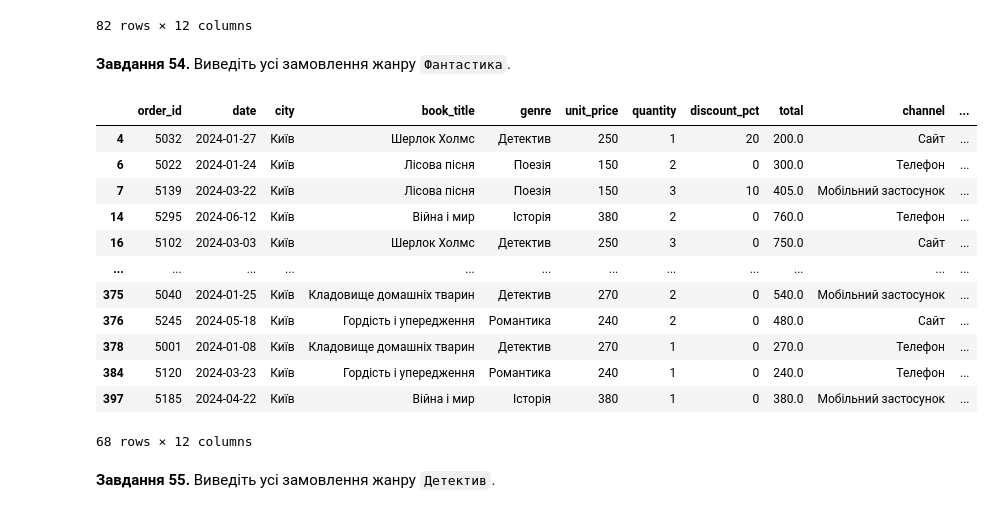
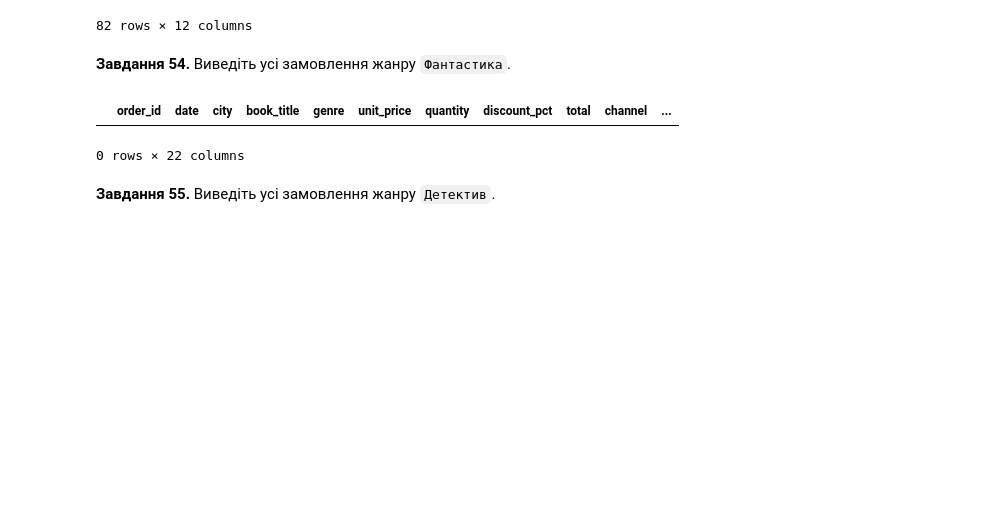
Before and after one commit to DymaStar/DTA_2026, a Jupyter notebook: HW/HW_DimaStar2605_"pandas_practice_120_ipynb".ipynb, the cells around one changed output. Saved outputs shown, nothing was run; the diff lists cells and outputs as text; code cells hidden in the pictures; blank space fills up the shorter version.

```diff
--- a/HW/HW_DimaStar2605_"pandas_practice_120_ipynb".ipynb
+++ b/HW/HW_DimaStar2605_"pandas_practice_120_ipynb".ipynb
@@ -791,21 +791,10 @@ df[df["city"] == "Одеса"]
 **Завдання 54.** Виведіть усі замовлення жанру `Фантастика`.
 # %%
 # Завдання 54:
-df[df["city"] == "Київ"]
+df[df["genre"] == "Фантастикатив"]
 # %% [output]
 |  | order_id | date | city | book_title | genre | unit_price | quantity | discount_pct | total | channel | ... |
-| 4 | 5032 | 2024-01-27 | Київ | Шерлок Холмс | Детектив | 250 | 1 | 20 | 200.0 | Сайт | ... |
-| 6 | 5022 | 2024-01-24 | Київ | Лісова пісня | Поезія | 150 | 2 | 0 | 300.0 | Телефон | ... |
-| 7 | 5139 | 2024-03-22 | Київ | Лісова пісня | Поезія | 150 | 3 | 10 | 405.0 | Мобільний застосунок | ... |
-| 14 | 5295 | 2024-06-12 | Київ | Війна і мир | Історія | 380 | 2 | 0 | 760.0 | Телефон | ... |
-| 16 | 5102 | 2024-03-03 | Київ | Шерлок Холмс | Детектив | 250 | 3 | 0 | 750.0 | Сайт | ... |
-| ... | ... | ... | ... | ... | ... | ... | ... | ... | ... | ... | ... |
-| 375 | 5040 | 2024-01-25 | Київ | Кладовище домашніх тварин | Детектив | 270 | 2 | 0 | 540.0 | Мобільний застосунок | ... |
-| 376 | 5245 | 2024-05-18 | Київ | Гордість і упередження | Романтика | 240 | 2 | 0 | 480.0 | Сайт | ... |
-| 378 | 5001 | 2024-01-08 | Київ | Кладовище домашніх тварин | Детектив | 270 | 1 | 0 | 270.0 | Телефон | ... |
-| 384 | 5120 | 2024-03-23 | Київ | Гордість і упередження | Романтика | 240 | 1 | 0 | 240.0 | Телефон | ... |
-| 397 | 5185 | 2024-04-22 | Київ | Війна і мир | Історія | 380 | 1 | 0 | 380.0 | Мобільний застосунок | ... |
-68 rows × 12 columns
+0 rows × 22 columns
 # %% [markdown]
 **Завдання 55.** Виведіть усі замовлення жанру `Детектив`.
 # %%
```
Also changed, not shown: parts of 5 cells of this notebook.
